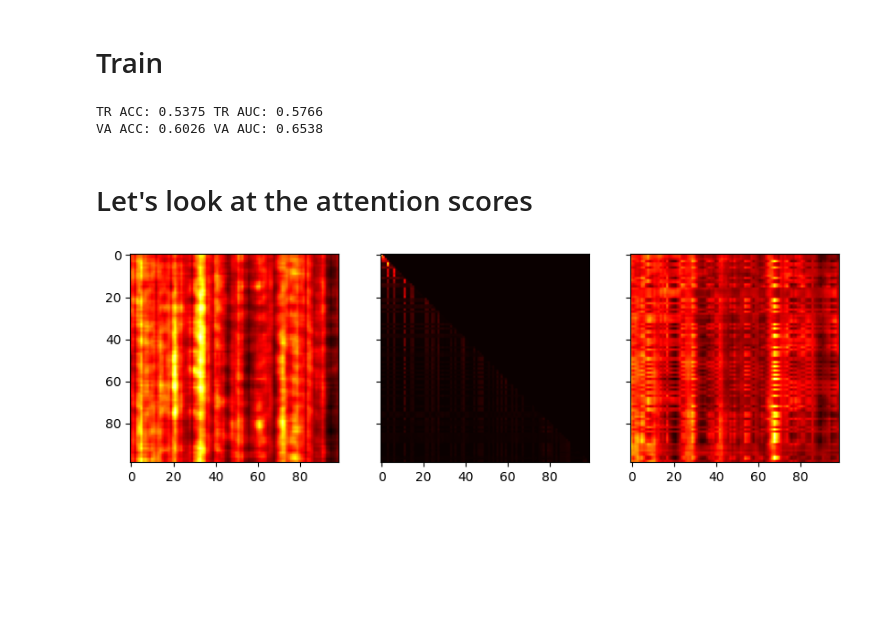
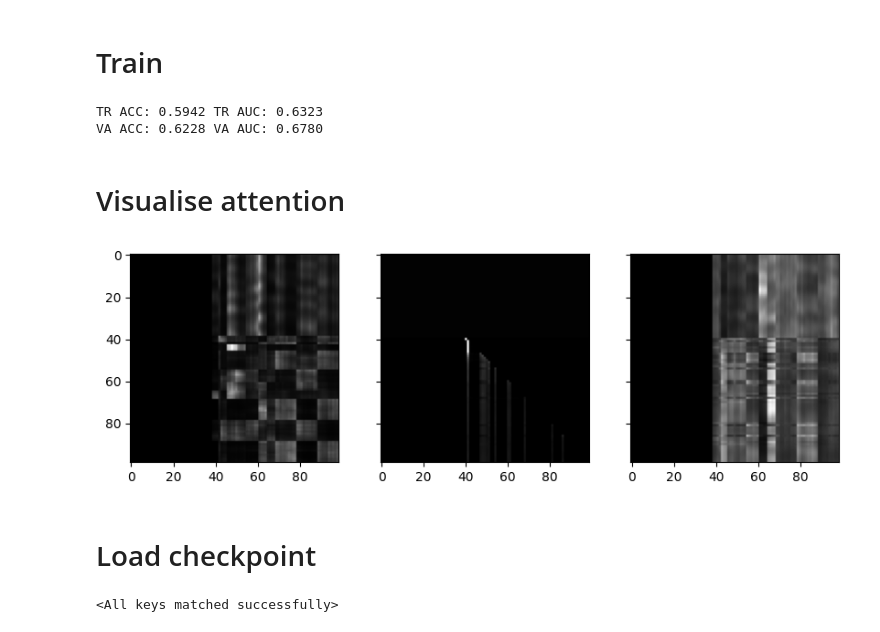
Before and after one commit to artmerinov/SAINT, a Jupyter notebook: train.ipynb, the cells around one changed output. Saved outputs shown, nothing was run; the diff lists cells and outputs as text; code cells hidden in the pictures; blank space fills up the shorter version.

Commit message:
load

```diff
--- a/train.ipynb
+++ b/train.ipynb
@@ -176,23 +181,45 @@ for epoch in range(1):
     print(f'TR ACC: {accuracy_score(tr_true, tr_pred_label):.4f} TR AUC: {roc_auc_score(tr_true, tr_pred_probs):.4f}')
     print(f'VA ACC: {accuracy_score(va_true, va_pred_label):.4f} VA AUC: {roc_auc_score(va_true, va_pred_probs):.4f}')
     print()
+
+    # SAVE MODEL
+    # ==========
+
+    model_filename = os.path.join(config.PATH_TO_MODEL_WEIGHTS, f'epoch_{epoch:02d}.pt')
+    if not os.path.exists(config.PATH_TO_MODEL_WEIGHTS):
+        os.mkdir(config.PATH_TO_MODEL_WEIGHTS)
+
+    torch.save({
+        'epoch': epoch,
+        'model_state_dict': model.state_dict(),
+        'optimizer_state_dict': optimizer.state_dict(),
+        'loss': loss,
+    }, model_filename)
 # %% [output]
-TR ACC: 0.5375 TR AUC: 0.5766
-VA ACC: 0.6026 VA AUC: 0.6538
+TR ACC: 0.5942 TR AUC: 0.6323
+VA ACC: 0.6228 VA AUC: 0.6780
-# %% [markdown]
-# Let's look at the attention scores
+# %% [markdown]
+# Visualise attention
 # %%
-layer = 0 # what layer to select (0, config.LAYERS)
-example = 2 # what sequence to select (0, config.BATCH_SIZE)
-head = 7 # what head to select (0, config.HEADS)
+layer = 0 # layer to select (0, config.LAYERS)
+example = 0 # sequence to select (0, config.BATCH_SIZE)
+head = 7 # head to select (0, config.HEADS)
 
 enc_self_att = model.encoder.layers[layer].self_attention_block.attention_scores[example, head]
 dec_self_att = model.decoder.layers[layer].self_attention_block.attention_scores[example, head]
 dec_cross_att = model.decoder.layers[layer].cross_attention_block.attention_scores[example, head]
 
 fig, axes = plt.subplots(nrows=1, ncols=3, sharey=True, figsize=(10,5))
-axes[0].imshow(enc_self_att, cmap='hot')
-axes[1].imshow(dec_self_att, cmap='hot')
-axes[2].imshow(dec_cross_att, cmap='hot');
+axes[0].imshow(enc_self_att, cmap='gray')
+axes[1].imshow(dec_self_att, cmap='gray')
+axes[2].imshow(dec_cross_att, cmap='gray');
 # %% [output]
-[figure, old version]
+[figure, new version]
+# %% [markdown]
+# Load checkpoint
+# %%
+last_checkpoint_path = get_last_checkpoint_path(config=config)
+state = torch.load(f=last_checkpoint_path)
+model.load_state_dict(state['model_state_dict'])
+# %% [output]
+<All keys matched successfully>
```
Also changed, not shown: parts of 4 cells of this notebook, 3 other files.
